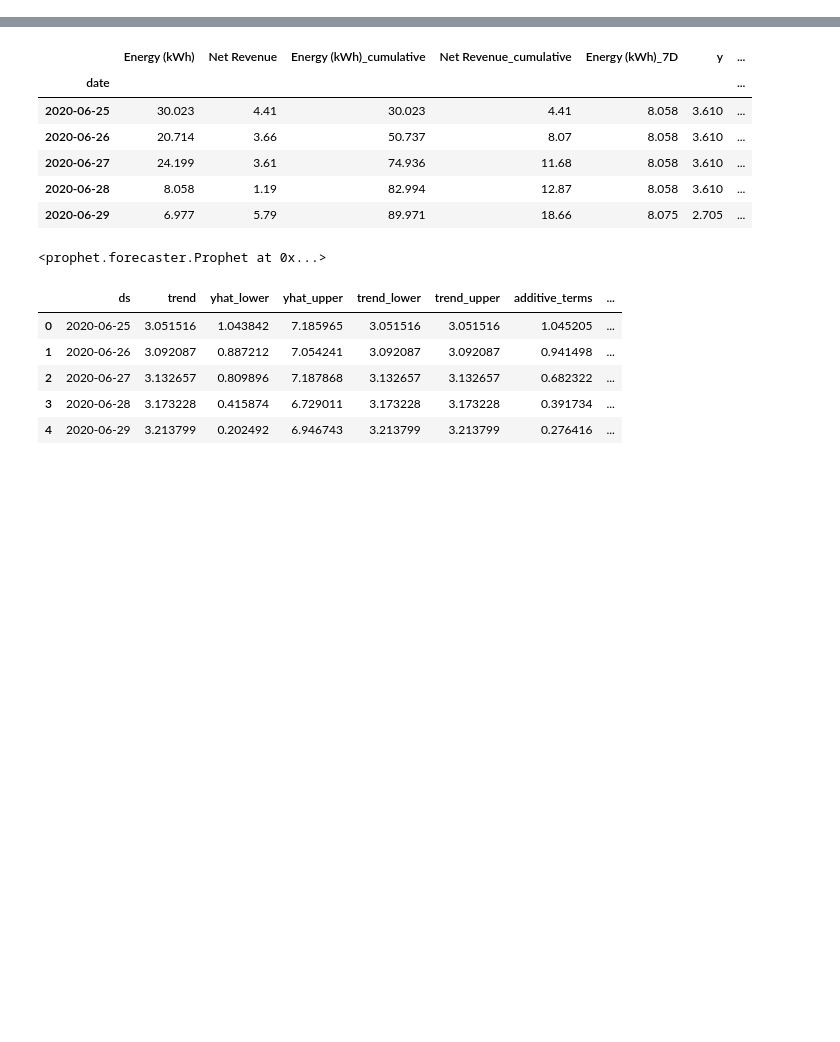
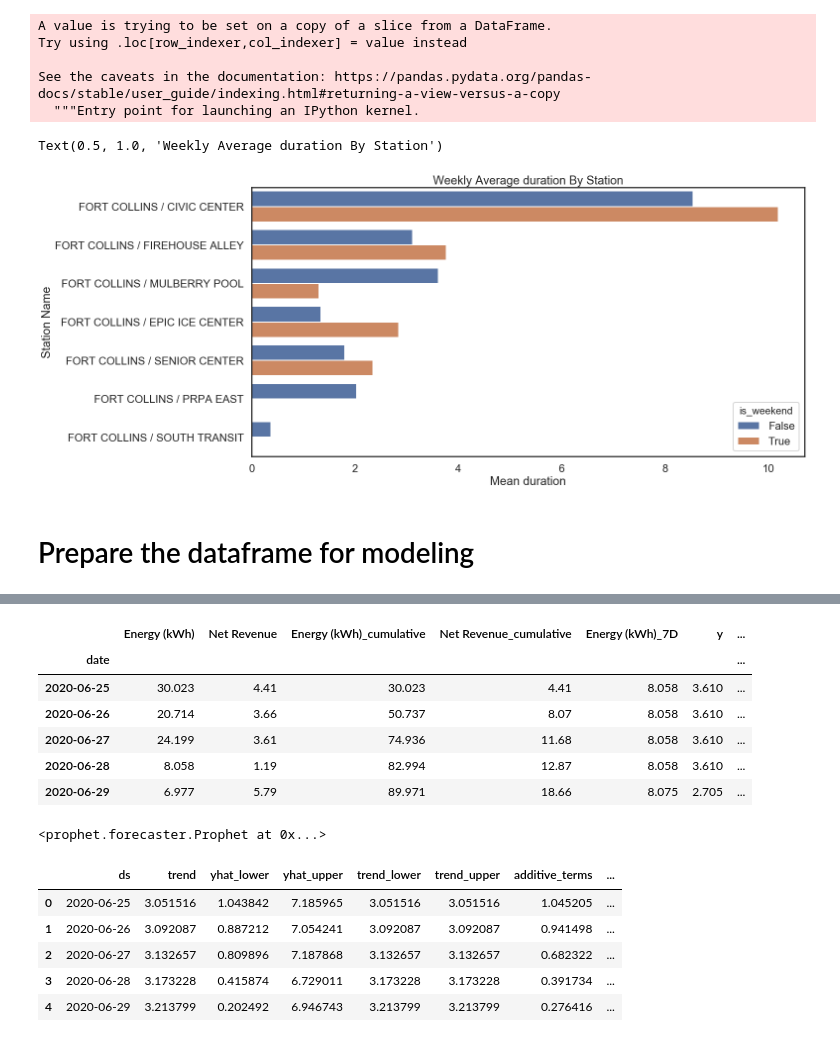
Before and after one commit to davidfox87/EV_forecasting, a Jupyter notebook: pricing_strategy.ipynb, the cells around one changed output, grey strips where cells are left out. Cells and saved outputs as stored; diff of their text form; code cells hidden in the pictures; blank space fills up the shorter version.

```diff
--- a/pricing_strategy.ipynb
+++ b/pricing_strategy.ipynb
@@ -149,0 +138,25 @@ df.loc[df['Station Name'] == 'FORT COLLINS / SENIOR CENTER', 'usage_7D' ].plot(a
+# %%
+df['duration'] = (pd.to_datetime(df['Session/Reservation End Date'].str[:-6]) - pd.to_datetime(df['Date'])) / pd.Timedelta(hours=1)
+# %%
+test =  df.groupby('Station Name')['duration'].resample('1D').sum().reset_index()
+# %%
+last7days = test[test["Date"] >= (test.iloc[-1]['Date'] - pd.Timedelta(days=7))]
+# %%
+last7days['is_weekend'] = last7days['Date'].dt.dayofweek > 4
+# %% [output]
+A value is trying to be set on a copy of a slice from a DataFrame.
+Try using .loc[row_indexer,col_indexer] = value instead
+
+See the caveats in the documentation: https://pandas.pydata.org/pandas-docs/stable/user_guide/indexing.html#returning-a-view-versus-a-copy
+  """Entry point for launching an IPython kernel.
+# %%
+test2 = ( last7days.groupby(['Station Name', 'is_weekend'])['duration'].mean()
+                                                     .reset_index()
+                                                     .rename(columns={'duration' : 'Mean duration'})
+                                                     .sort_values(by='Mean duration', ascending=False)
+        )
+ax = sns.barplot(x="Mean duration", y="Station Name", hue='is_weekend', data=test2, capsize=.2)
+plt.title('Weekly Average duration By Station')
+# %% [output]
+Text(0.5, 1.0, 'Weekly Average duration By Station')
+[figure, added]
@@ -150,2 +165,4 @@ df.loc[df['Station Name'] == 'FORT COLLINS / SENIOR CENTER', 'usage_7D' ].plot(a
+# %% [markdown]
+# Prepare the dataframe for modeling
 # %%
 df.set_index('Date', inplace=True)
```
Also changed, not shown: parts of 27 cells of this notebook.
